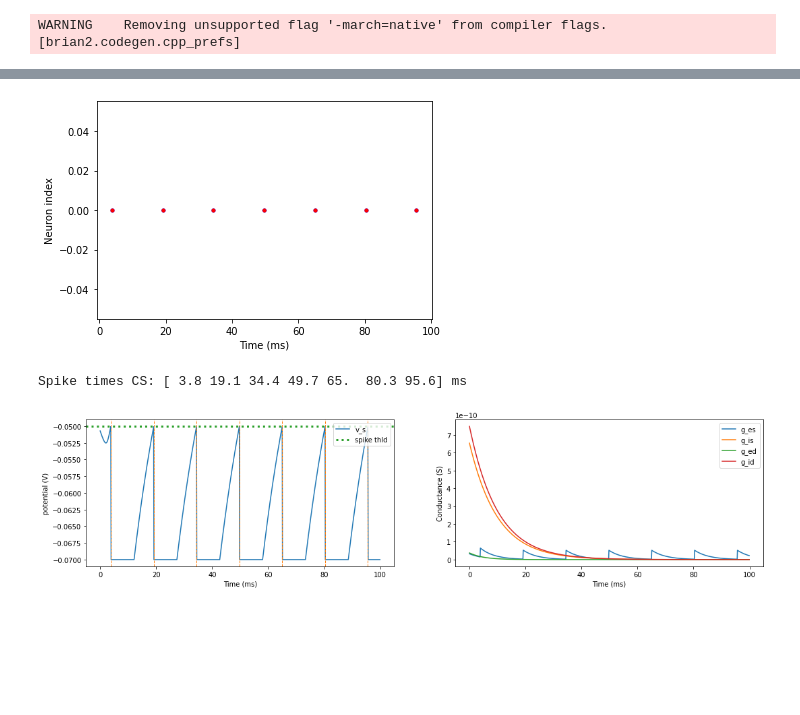
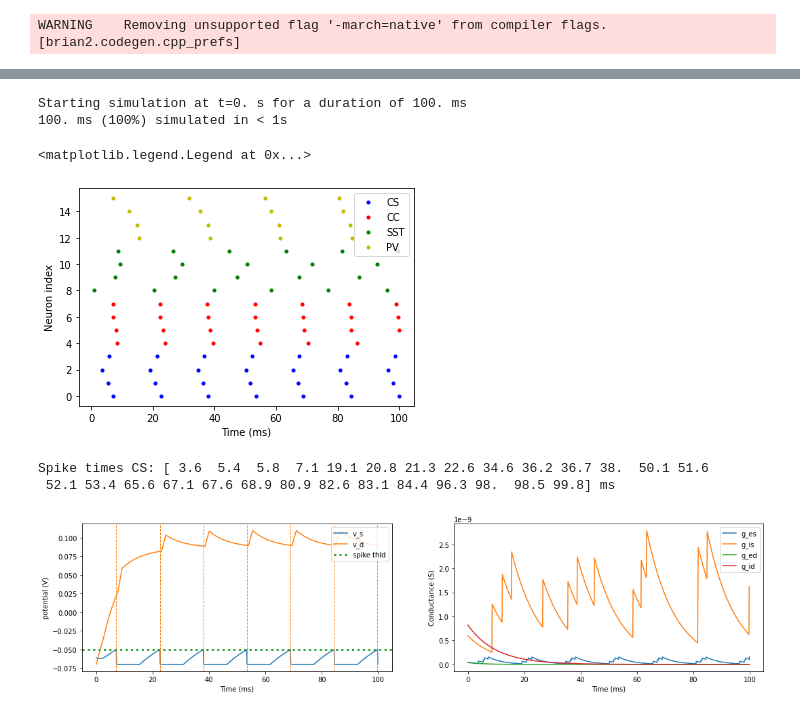
Before and after one commit to DanInci/snn_visual_cortex, a Jupyter notebook: layer5_CC_CS_sandbox.ipynb, the cells around one changed output, grey strips where cells are left out. Cells and saved outputs as stored; diff of their text form; code cells hidden in the pictures; blank space fills up the shorter version.

Commit message:
Update raster plot. Commit sandbox notebook

```diff
--- a/layer5_CC_CS_sandbox.ipynb
+++ b/layer5_CC_CS_sandbox.ipynb
@@ -74,9 +75,9 @@ def sigmoid(x):
 # %%
 eqs_sst_inh = '''
-    dv/dt = (-(v-E_l)/tau_SST + I/C_SST) : volt (unless refractory)
+    dv/dt = ((E_l-v)/tau_SST + I/C_SST) : volt (unless refractory)
 
-    dg_e/dt = -g_e*(1./tau_E) : siemens
-    dg_i/dt = -g_i*(1./tau_I) : siemens
+    dg_e/dt = -g_e/tau_E : siemens
+    dg_i/dt = -g_i/tau_I : siemens
 
     I = I_external + I_syn : amp
     I_syn = g_e*(E_e - v) + g_i*(E_i - v) : amp
@@ -84,10 +85,10 @@ eqs_sst_inh = '''
 '''
 
 eqs_pv_inh = '''
-    dv/dt = (-(v-E_l)/tau_PV + I/C_PV) : volt (unless refractory)
+    dv/dt = ((E_l-v)/tau_PV + I/C_PV) : volt (unless refractory)
 
-    dg_e/dt = -g_e*(1./tau_E) : siemens
-    dg_i/dt = -g_i*(1./tau_I) : siemens
+    dg_e/dt = -g_e/tau_E : siemens
+    dg_i/dt = -g_i/tau_I : siemens
 
     I = I_external + I_syn : amp
     I_syn = g_e*(E_e - v) + g_i*(E_i - v) : amp
@@ -95,19 +96,19 @@ eqs_pv_inh = '''
 '''
 
 eqs_exc = '''
-    dv_s/dt = (-(v_s-E_l)/tau_S + (g_s*(1/(1+exp(-(v_d-E_d)/D_d))) + I_s)/C_S) : volt (unless refractory)
+    dv_s/dt = ((E_l-v_s)/tau_S + (g_s*(1/(1+exp(-(v_d-E_d)/D_d))) + I_s)/C_S) : volt (unless refractory)
 
-    dg_es/dt = -g_es*(1./tau_E) : siemens
-    dg_is/dt = -g_is*(1./tau_I) : siemens
+    dg_es/dt = -g_es/tau_E : siemens
+    dg_is/dt = -g_is/tau_I : siemens
 
     I_s = I_external + I_syn_s : amp
     I_syn_s = g_es*(E_e - v_s) + g_is*(E_i - v_s) : amp
     I_external : amp
 
-    dv_d/dt = (-(v_d-E_l)/tau_D + (g_d*(1/(1+exp(-(v_d-E_d)/D_d))) + c_d*K + I_d)/C_D) : volt
+    dv_d/dt = ((E_l-v_d)/tau_D + (g_d*(1/(1+exp(-(v_d-E_d)/D_d))) + c_d*K + I_d)/C_D) : volt
 
-    dg_ed/dt = -g_ed*(1./tau_E) : siemens
-    dg_id/dt = -g_id*(1./tau_I) : siemens
+    dg_ed/dt = -g_ed/tau_E : siemens
+    dg_id/dt = -g_id/tau_I : siemens
 
     I_d = I_syn_d : amp
     I_syn_d = g_ed*(E_e - v_d) + g_id*(E_i - v_d) : amp
@@ -244,47 +245,54 @@ state_mon_cc = StateMonitor(cc_neurons, ['v_s', 'v_d', 'g_es', 'g_is', 'g_ed', '
 
 defaultclock.dt = sim_dt
 
-run(100*ms)
+run(duration, report='text')
+# %% [output]
+Starting simulation at t=0. s for a duration of 100. ms
+100. ms (100%) simulated in < 1s
 # %%
 ################################################################################
 # Analysis and plotting
 ################################################################################
 
-plot(spike_mon_cs.t/ms, spike_mon_cs.i, '.b')
-plot(spike_mon_cc.t/ms, spike_mon_cc.i, '.r')
-plot(spike_mon_sst.t/ms, spike_mon_sst.i, '.g')
-plot(spike_mon_pv.t/ms, spike_mon_pv.i, '.y')
+# Raster plot
+plot(spike_mon_cs.t / ms, 0 + spike_mon_cs.i, '.b', label='CS')
+plot(spike_mon_cc.t / ms, N_cs + spike_mon_cc.i, '.r', label='CC')
+plot(spike_mon_sst.t / ms, (N_cs + N_cc) + spike_mon_sst.i, '.g', label='SST')
+plot(spike_mon_pv.t / ms, (N_cs + N_cc + N_sst) + spike_mon_pv.i, '.y', label='PV')
 xlabel('Time (ms)')
 ylabel('Neuron index');
+legend(loc='best')
 # %% [output]
+<matplotlib.legend.Legend at 0x...>
-[figure, old version]
+[figure, new version]
 # %%
+# CS Neurons plot
+
 figure(figsize=(18, 4))
-subplot(1,2,1)
-plot(state_mon_cs.t/ms, state_mon_cs.v_s[0], label='v_s')
-# plot(state_mon_cs.t/ms, state_mon_cs.v_d[0], label='v_d')
+subplot(1, 2, 1)
+plot(state_mon_cs.t / ms, state_mon_cs.v_s[0], label='v_s')
+plot(state_mon_cs.t / ms, state_mon_cs.v_d[0], label='v_d')
 for (t, i) in zip(spike_mon_cs.t, spike_mon_cs.i):
     if i == 0:
-        axvline(t/ms, ls='--', c='C1', lw=1)
-axhline(V_t/mV/1000, ls=':', c='C2', lw=3, label='spike thld')
+        axvline(t / ms, ls='--', c='C1', lw=1)
+axhline(V_t / mV / 1000, ls=':', c='C2', lw=3, label='spike thld')
 xlabel('Time (ms)')
 ylabel('potential (V)')
 legend(loc='upper right')
 
-
-subplot(1,2,2)
-plot(state_mon_cs.t/ms, state_mon_cs.g_es[0], label='g_es')
-plot(state_mon_cs.t/ms, state_mon_cs.g_is[0], label='g_is')
-plot(state_mon_cs.t/ms, state_mon_cs.g_ed[0], label='g_ed')
-plot(state_mon_cs.t/ms, state_mon_cs.g_id[0], label='g_id')
+subplot(1, 2, 2)
+plot(state_mon_cs.t / ms, state_mon_cs.g_es[0], label='g_es')
+plot(state_mon_cs.t / ms, state_mon_cs.g_is[0], label='g_is')
+plot(state_mon_cs.t / ms, state_mon_cs.g_ed[0], label='g_ed')
+plot(state_mon_cs.t / ms, state_mon_cs.g_id[0], label='g_id')
 
 xlabel('Time (ms)')
 ylabel('Conductance (S)')
 legend(loc='best')
 
-
 print("Spike times CS: %s" % spike_mon_cs.t[:])
 # %% [output]
-Spike times CS: [ 3.8 19.1 34.4 49.7 65.  80.3 95.6] ms
+Spike times CS: [ 3.6  5.4  5.8  7.1 19.1 20.8 21.3 22.6 34.6 36.2 36.7 38.  50.1 51.6
+ 52.1 53.4 65.6 67.1 67.6 68.9 80.9 82.6 83.1 84.4 96.3 98.  98.5 99.8] ms
-[figure, old version]
+[figure, new version]
 # %%
```
Also changed, not shown: parts of 9 cells of this notebook, 1 other file.
